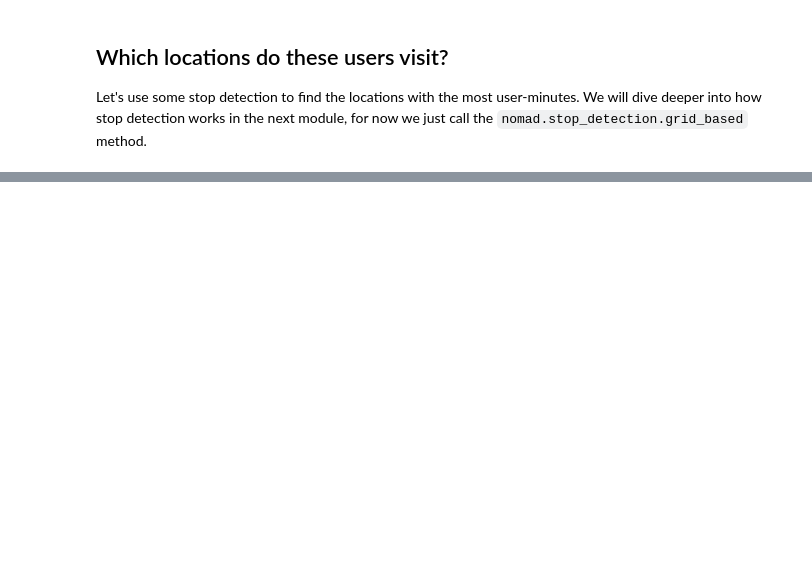
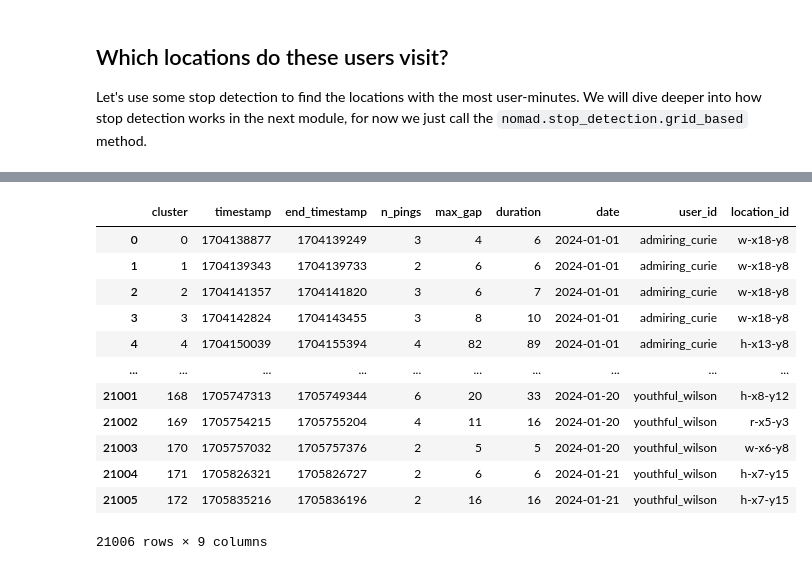
Before and after one commit to Watts-Lab/nomad, a Jupyter notebook: tutorials/IC2S2-2025/[2]filtering.ipynb, the cells around one changed output, grey strips where cells are left out. Cells and saved outputs as stored; diff of their text form; code cells hidden in the pictures; blank space fills up the shorter version.

```diff
--- a/tutorials/IC2S2-2025/[2]filtering.ipynb
+++ b/tutorials/IC2S2-2025/[2]filtering.ipynb
@@ -280,3 +335,19 @@ stops = stop_detection.grid_based_per_user(data_sample, time_thresh=120, dur_min
+# %%
+stops
+# %% [output]
+|  | cluster | timestamp | end_timestamp | n_pings | max_gap | duration | date | user_id | location_id |
+| 0 | 0 | 1704138877 | 1704139249 | 3 | 4 | 6 | 2024-01-01 | admiring_curie | w-x18-y8 |
+| 1 | 1 | 1704139343 | 1704139733 | 2 | 6 | 6 | 2024-01-01 | admiring_curie | w-x18-y8 |
+| 2 | 2 | 1704141357 | 1704141820 | 3 | 6 | 7 | 2024-01-01 | admiring_curie | w-x18-y8 |
+| 3 | 3 | 1704142824 | 1704143455 | 3 | 8 | 10 | 2024-01-01 | admiring_curie | w-x18-y8 |
+| 4 | 4 | 1704150039 | 1704155394 | 4 | 82 | 89 | 2024-01-01 | admiring_curie | h-x13-y8 |
+| ... | ... | ... | ... | ... | ... | ... | ... | ... | ... |
+| 21001 | 168 | 1705747313 | 1705749344 | 6 | 20 | 33 | 2024-01-20 | youthful_wilson | h-x8-y12 |
+| 21002 | 169 | 1705754215 | 1705755204 | 4 | 11 | 16 | 2024-01-20 | youthful_wilson | r-x5-y3 |
+| 21003 | 170 | 1705757032 | 1705757376 | 2 | 5 | 5 | 2024-01-20 | youthful_wilson | w-x6-y8 |
+| 21004 | 171 | 1705826321 | 1705826727 | 2 | 6 | 6 | 2024-01-21 | youthful_wilson | h-x7-y15 |
+| 21005 | 172 | 1705835216 | 1705836196 | 2 | 16 | 16 | 2024-01-21 | youthful_wilson | h-x7-y15 |
+21006 rows × 9 columns
 # %%
 city['total_mins'] = stops.groupby('location_id').duration.sum()
 top_pois = city.total_mins.nlargest(12).iloc[1:].index  #  exclude the park
```
Also changed, not shown: parts of 13 cells of this notebook, 4 other files.
